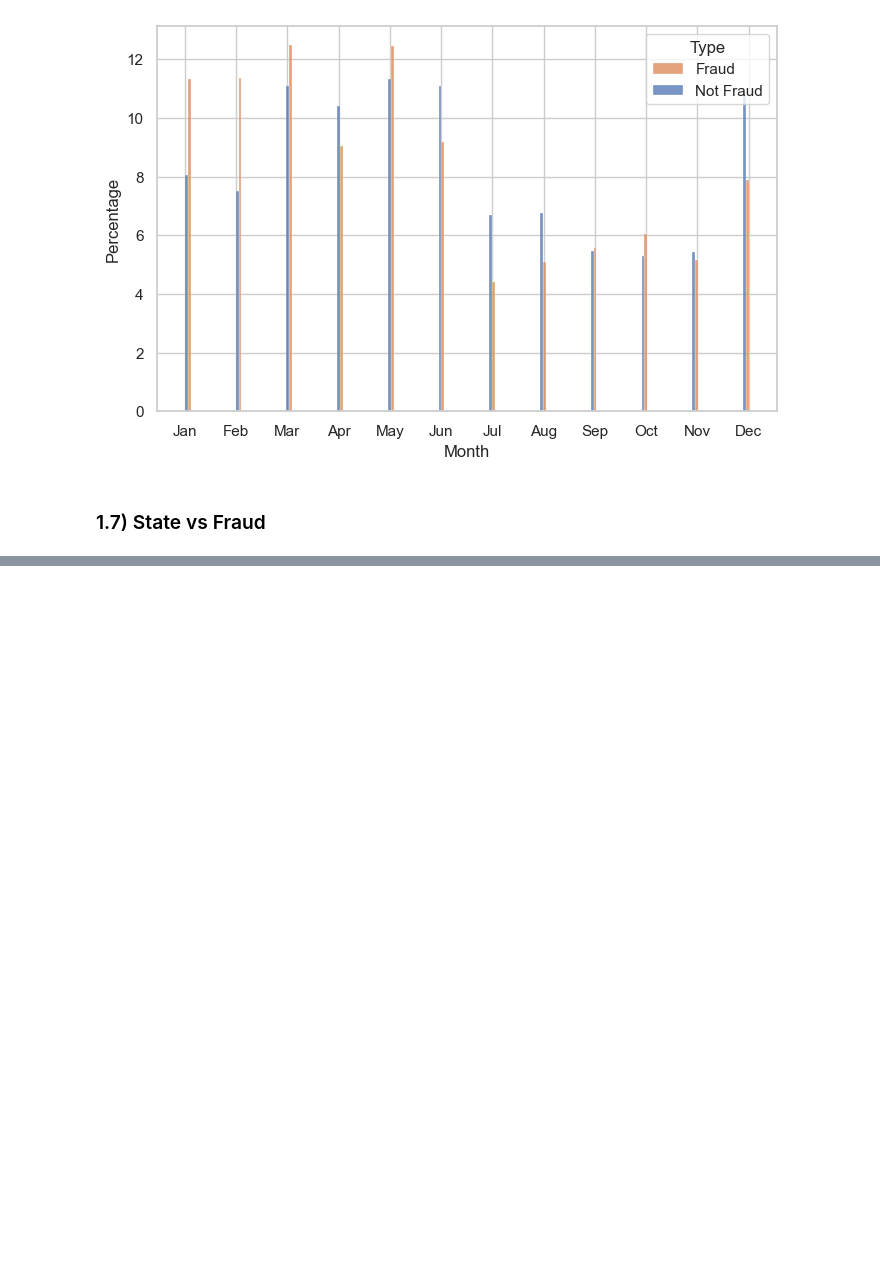
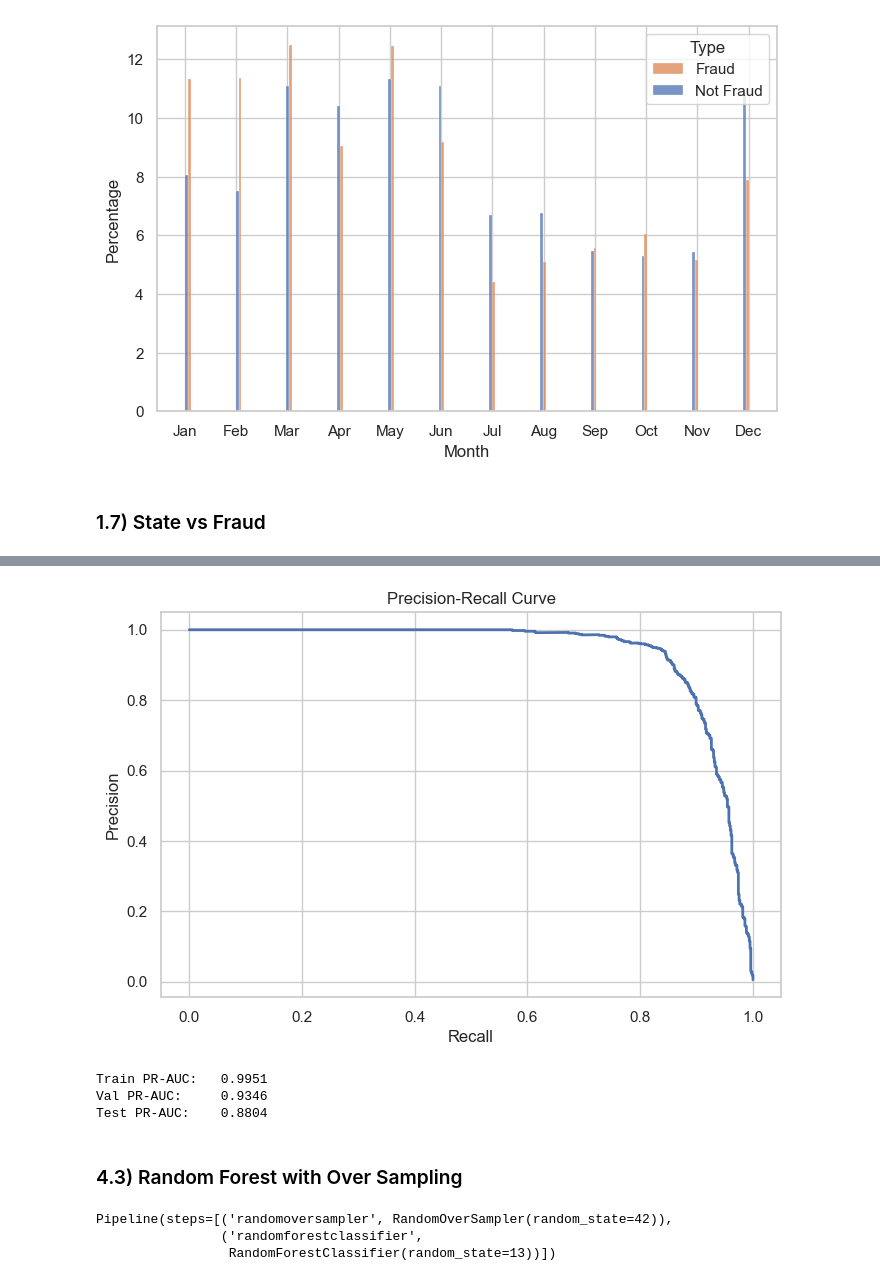
Before and after one commit to cwpytr/credit-card-fraud-detection, a Jupyter notebook: fraud_detection.ipynb, the cells around one changed output, grey strips where cells are left out. Drawn from its saved outputs; the diff is of its cells as text; code cells hidden in the pictures; blank space fills up the shorter version.

```diff
--- a/fraud_detection.ipynb
+++ b/fraud_detection.ipynb
@@ -324,0 +487,27 @@ Text(0.5, 1.0, 'The Percentage of Fraudulent over Non-Fraudulent Transcations in
+# %%
+y_train_proba = rdf.predict_proba(X_train_pre)[:, 1]
+y_test_proba = rdf.predict_proba(X_test_pre)[:, 1]
+y_val_proba = rdf.predict_proba(X_val_pre)[:, 1]
+# %%
+from sklearn.metrics import average_precision_score
+from sklearn.metrics import precision_recall_curve
+
+precisions, recalls, thresholds = precision_recall_curve(y_val, y_val_proba)
+
+plt.plot(recalls, precisions, linewidth=2, label='Precision-Recall curve')
+plt.xlabel('Recall')
+plt.ylabel('Precision')
+plt.title('Precision-Recall Curve')
+plt.grid(True)
+plt.show()
+
+print(f"Train PR-AUC:   {average_precision_score(y_train,  y_train_proba):.4f}")
+print(f"Val PR-AUC:     {average_precision_score(y_val,  y_val_proba):.4f}")
+print(f"Test PR-AUC:    {average_precision_score(y_test, y_test_proba):.4f}")
+# %% [output]
+[figure, added]
+Train PR-AUC:   0.9951
+Val PR-AUC:     0.9346
+Test PR-AUC:    0.8804
+# %% [markdown]
+### 4.3) Random Forest with Over Sampling
@@ -324,0 +522,6 @@ Text(0.5, 1.0, 'The Percentage of Fraudulent over Non-Fraudulent Transcations in
+# %%
+random_overs_pipeline.fit(X_train_pre, y_train)
+# %% [output]
+Pipeline(steps=[('randomoversampler', RandomOverSampler(random_state=42)),
+                ('randomforestclassifier',
+                 RandomForestClassifier(random_state=13))])
```
Also changed, not shown: parts of 31 cells of this notebook, 1 other file.
